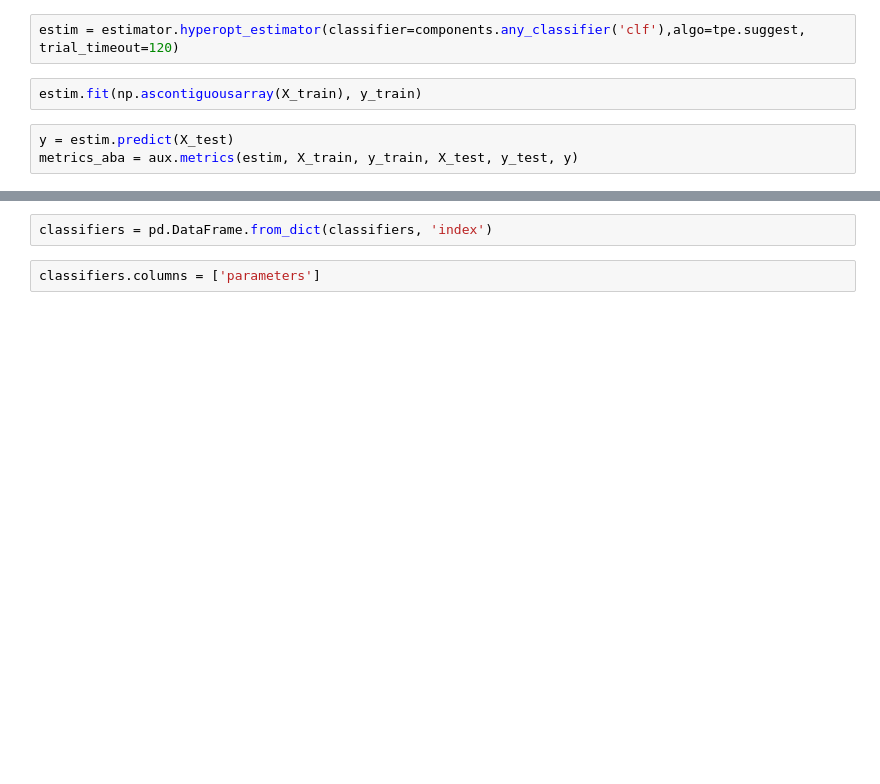
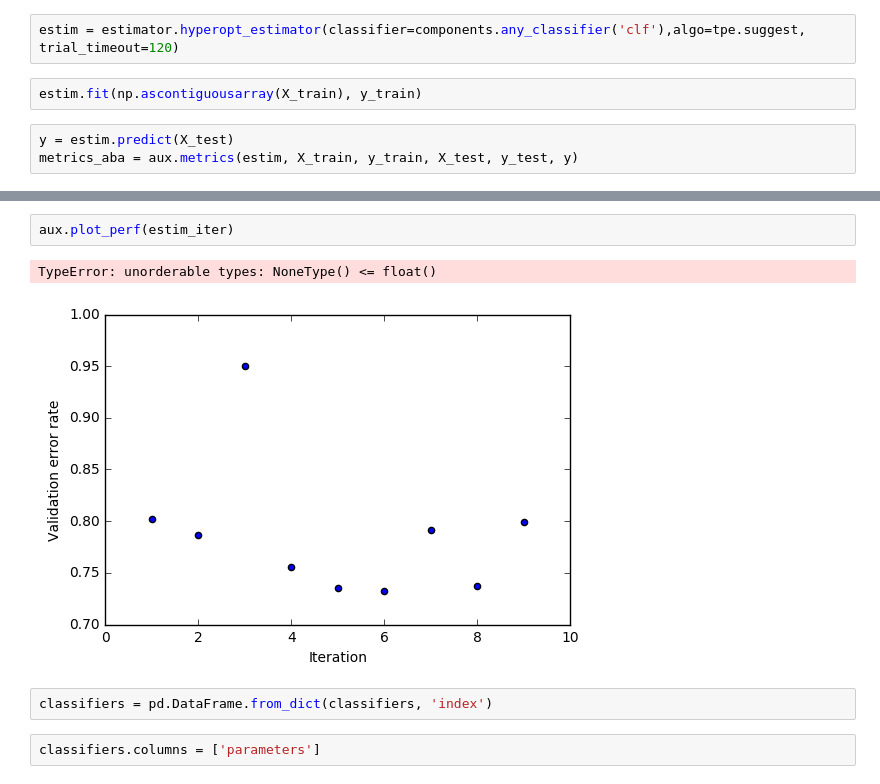
Before and after one commit to schraibi/hp-sk, a Jupyter notebook: Notebooks/Abalone.ipynb, the cells around one changed output, grey strips where cells are left out. Drawn from its saved outputs; the diff is of its cells as text; blank space fills up the shorter version.

```diff
--- a/Notebooks/Abalone.ipynb
+++ b/Notebooks/Abalone.ipynb
@@ -105,3 +177,8 @@ len(estim.trials.trials)
+# %%
+aux.plot_perf(estim_iter)
+# %% [output]
+TypeError: unorderable types: NoneType() <= float()
+[figure, added]
 # %%
 classifiers = pd.DataFrame.from_dict(classifiers, 'index')
 # %%
```
Also changed, not shown: parts of 33 cells of this notebook, 3 other files.
